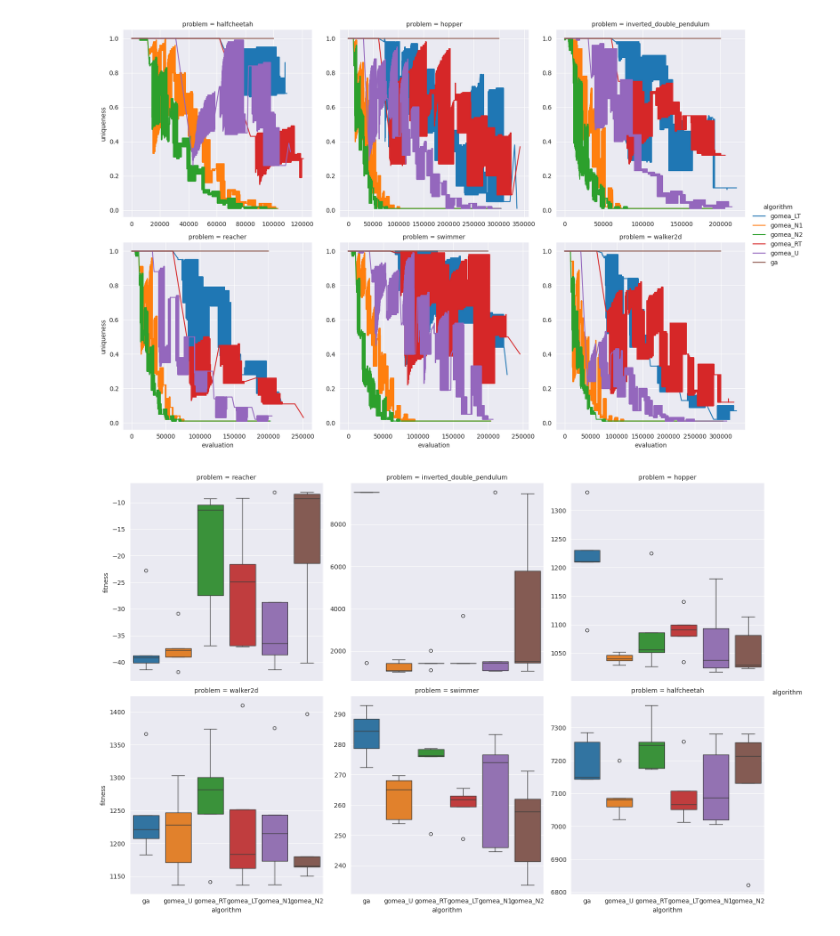
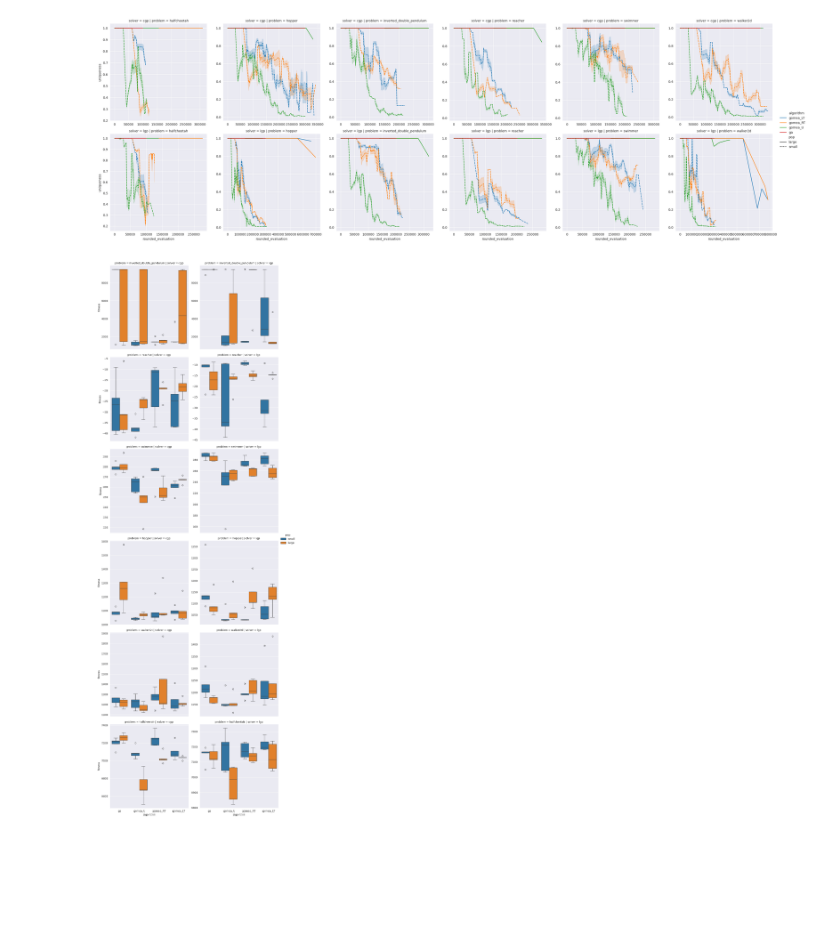
Before and after one commit to giorgia-nadizar/cgpax, a Jupyter notebook: analysis/continuous_control.ipynb, the cells around one changed output. Saved outputs shown, nothing was run; the diff lists cells and outputs as text; code cells hidden in the pictures; blank space fills up the shorter version.

```diff
--- a/analysis/continuous_control.ipynb
+++ b/analysis/continuous_control.ipynb
@@ -41,3 +55,6 @@ control_df.head()
+# %%
+rounding_factor = 1000
+control_df["rounded_evaluation"] = (control_df["evaluation"] / rounding_factor).round() * rounding_factor
 # %%
 agg_df = (
     control_df
@@ -61,27 +79,29 @@ plt.show()
 # %%
 sns.relplot(
     agg_df,
-    x="evaluation",
+    x="rounded_evaluation",
     y="uniqueness",
+    style="pop",
     col="problem",
-    col_wrap=3,
+    row="solver",
     hue="algorithm",
     kind="line",
     facet_kws={'sharey': False, 'sharex': False}
 )
 plt.show()
 # %% [output]
-[figure, old version]
+[figure, new version]
 # %%
-control_df["max_eval"] = control_df.groupby(["algorithm", "problem", "seed"])["evaluation"].transform("max")
+control_df["max_eval"] = control_df.groupby(["algorithm", "problem", "seed", "pop", "solver"])["evaluation"].transform(
+    "max")
 final_control_df = control_df[control_df["evaluation"] == control_df["max_eval"]].drop(columns="max_eval")
 sns.catplot(
-    data=final_control_df, x='algorithm', y='fitness', hue="algorithm",
-    col='problem', kind='box', col_wrap=3,
+    data=final_control_df, x='algorithm', y='fitness', hue="pop", col="solver",
+    row='problem', kind='box',
     sharey=False
 )
 plt.show()
 # %% [output]
-[figure, old version]
+[figure, new version]
 # %%
 sns.catplot(
```
Also changed, not shown: parts of 4 cells of this notebook.
